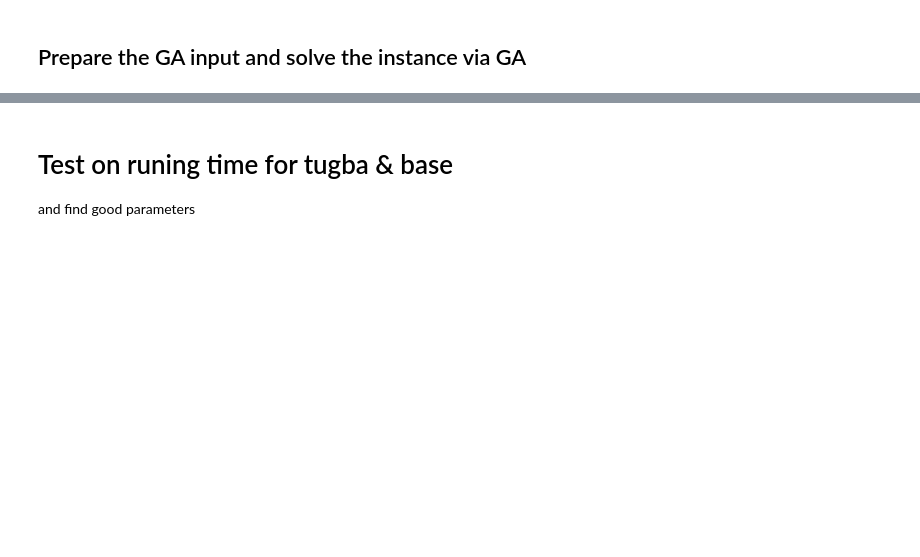
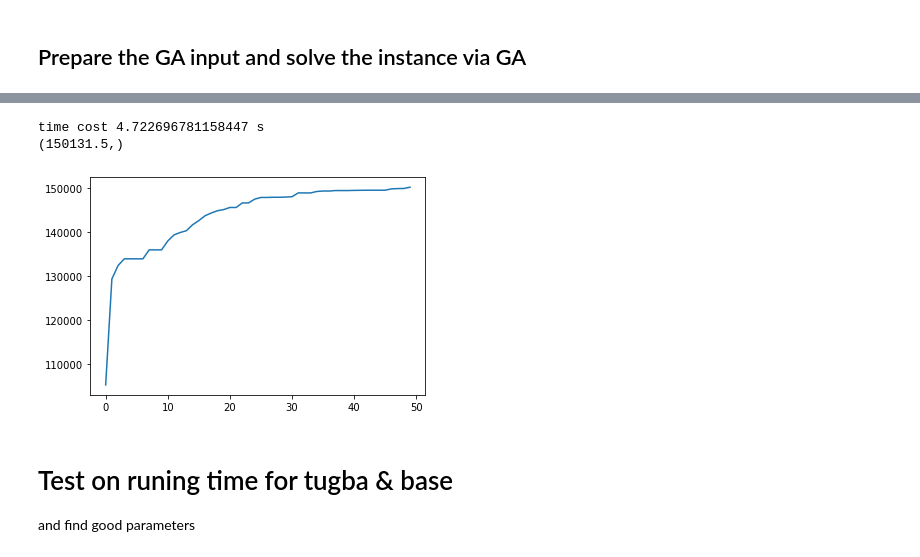
Before and after one commit to jekim526/IE-541-Project, a Jupyter notebook: GA_playground_Test_and_Debug.ipynb, the cells around one changed output, grey strips where cells are left out. Drawn from its saved outputs; the diff is of its cells as text; code cells hidden in the pictures; blank space fills up the shorter version.

```diff
--- a/GA_playground_Test_and_Debug.ipynb
+++ b/GA_playground_Test_and_Debug.ipynb
@@ -116,0 +137,18 @@ time cost 67.25804042816162 s
+# %%
+
+# ------------------------- normal-thread ---------------------------------
+time_start=time.time()
+evolution_general_parameters = (50, 0.2, 0.02, max_i + max_c)
+evolution_specify_parameters = (0.7, 0.1, 50, 10000)
+#best_ind,pop,num_gen,gen_log = ea.perform_GA_base(objf_type, instance_settings, evolution_general_parameters, evolution_specify_parameters, PRINT=False)
+best_ind,pop,num_gen,gen_log = ea.perform_GA_tugba(objf_type, instance_settings, evolution_general_parameters, evolution_specify_parameters, PRINT=False)
+# print(best_ind)
+best_ind.fitness.values
+time_end=time.time()
+plt.plot(gen_log)
+print('time cost',time_end-time_start,'s')
+print(best_ind.fitness.values)
+# %% [output]
+time cost 4.722696781158447 s
+(150131.5,)
+[figure, added]
```
Also changed, not shown: parts of 9 cells of this notebook, 11 other files.
